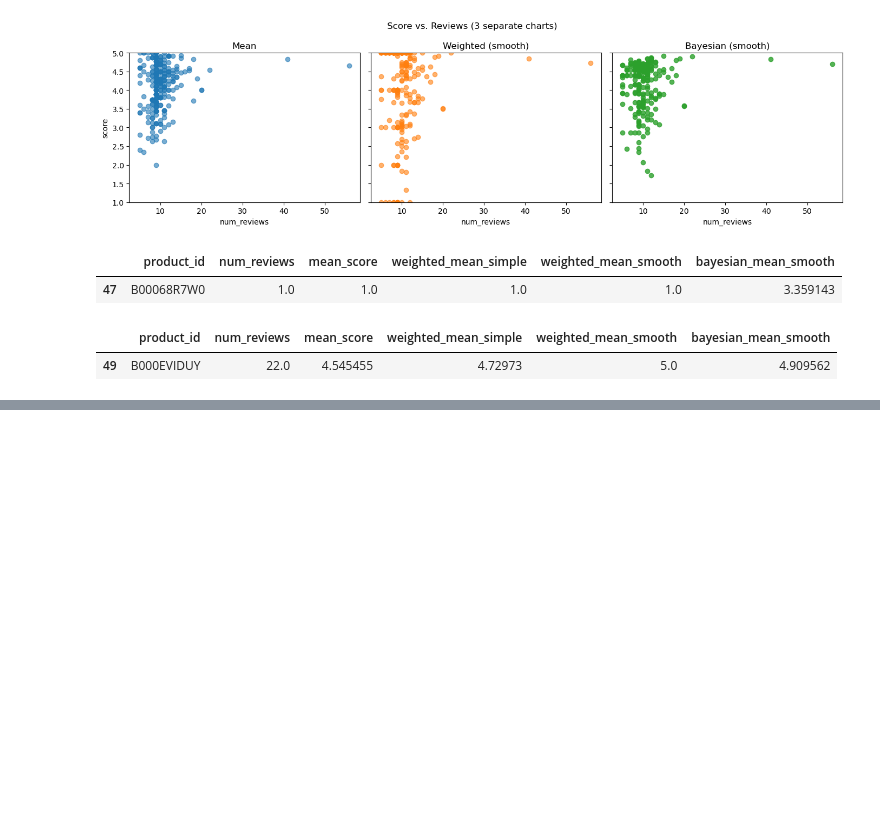
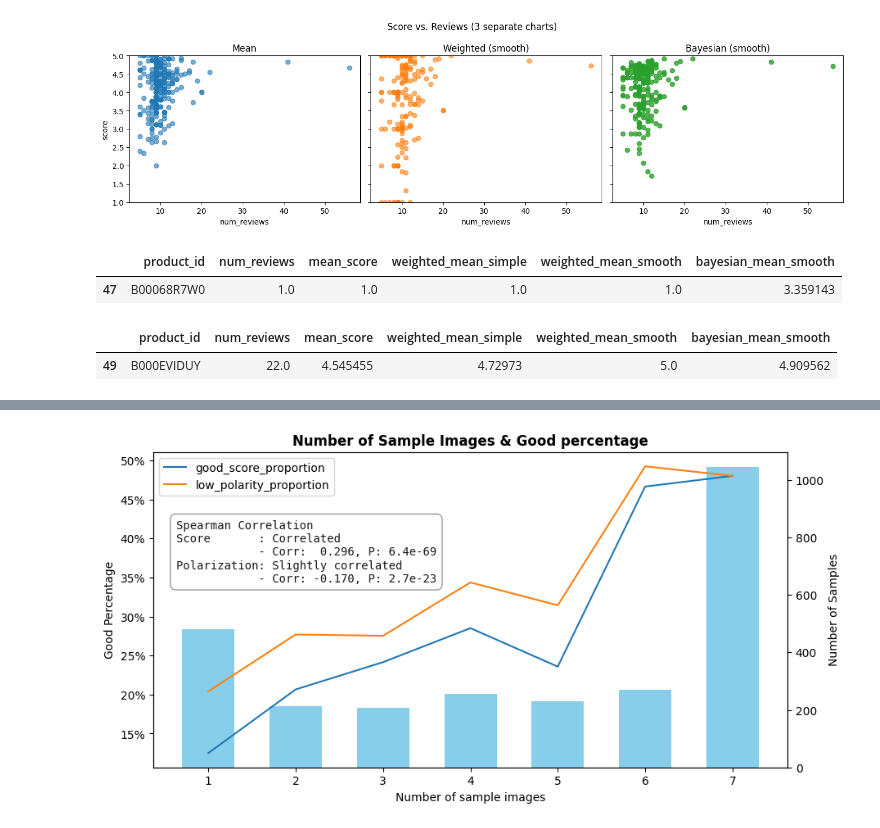
Before and after one commit to Vector239/ISOM5160-project-AI-Driven-Personalized-Product-Improvement-Recommendation-System-for-Amazon-Sellers, a Jupyter notebook: ISOM5160-GROUP7.ipynb, the cells around one changed output, grey strips where cells are left out. Saved outputs shown, nothing was run; the diff lists cells and outputs as text; code cells hidden in the pictures; blank space fills up the shorter version.

```diff
--- a/ISOM5160-GROUP7.ipynb
+++ b/ISOM5160-GROUP7.ipynb
@@ -375,0 +300,4 @@ df_amazon_product_info[df_amazon_product_info.NumRatings > 20].Score.hist(bins=1
+# %%
+draw_correlation_with_n_images(df_amazon_product_info);
+# %% [output]
+[figure, added]
```
Also changed, not shown: parts of 24 cells of this notebook, 1 other file.
